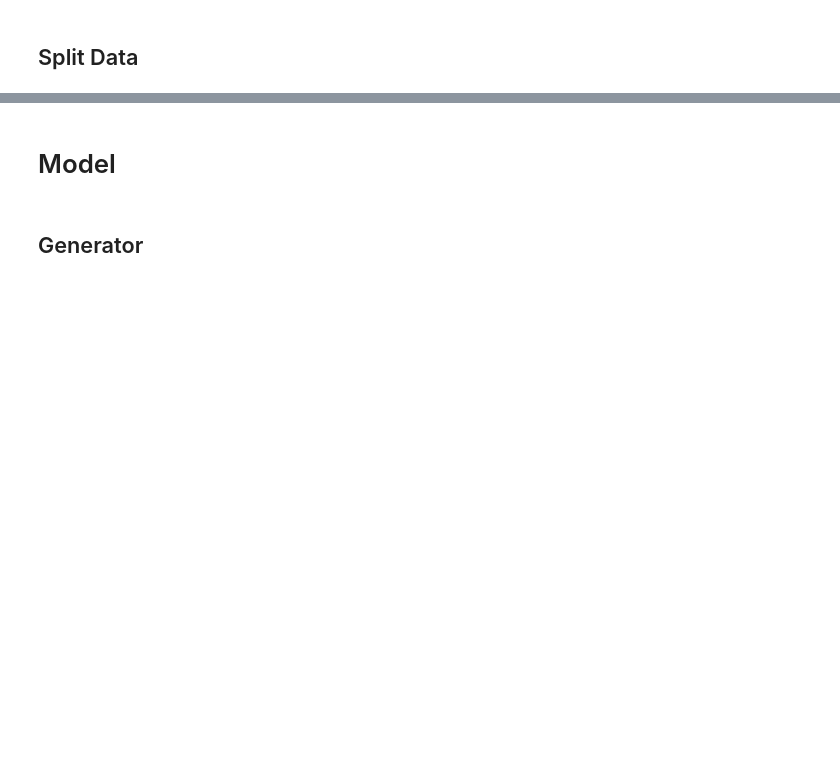
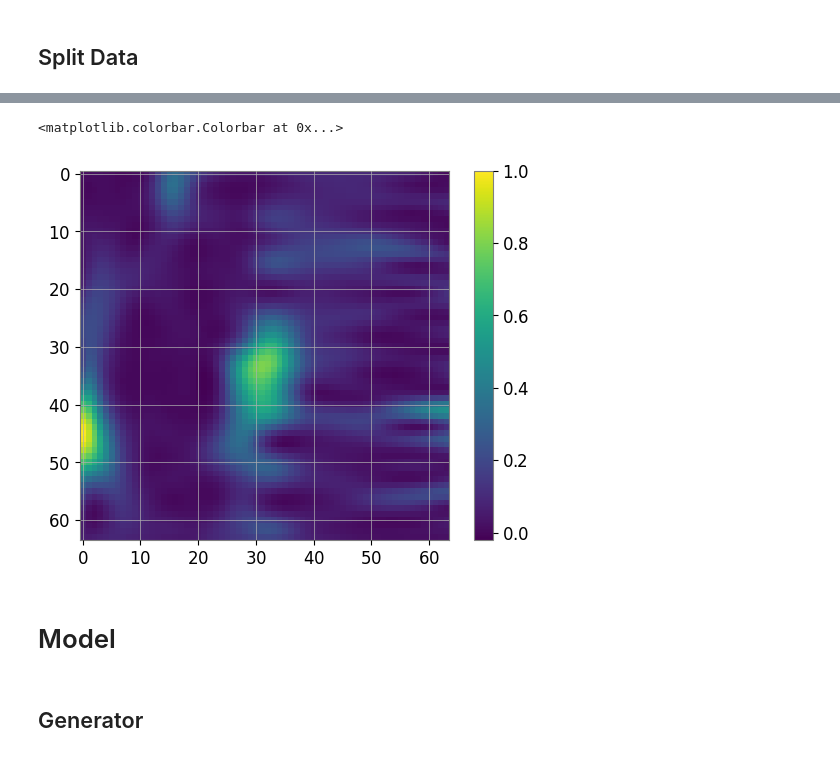
Before and after one commit to FrancescoSarandrea/Audio_GW, a Jupyter notebook: qdecoderelia.ipynb, the cells around one changed output, grey strips where cells are left out. Saved outputs shown, nothing was run; the diff lists cells and outputs as text; code cells hidden in the pictures; blank space fills up the shorter version.

```diff
--- a/qdecoderelia.ipynb
+++ b/qdecoderelia.ipynb
@@ -106,6 +156,9 @@ plt.colorbar()
 # %%
-plt.imshow(train_data_2d[6,3])
+plt.imshow(train_data_2d[index,3])
 plt.colorbar()
+# %% [output]
+<matplotlib.colorbar.Colorbar at 0x...>
+[figure, added]
 # %%
 dataloader = DataLoader(
     train_data_2d,
```
Also changed, not shown: parts of 31 cells of this notebook.
